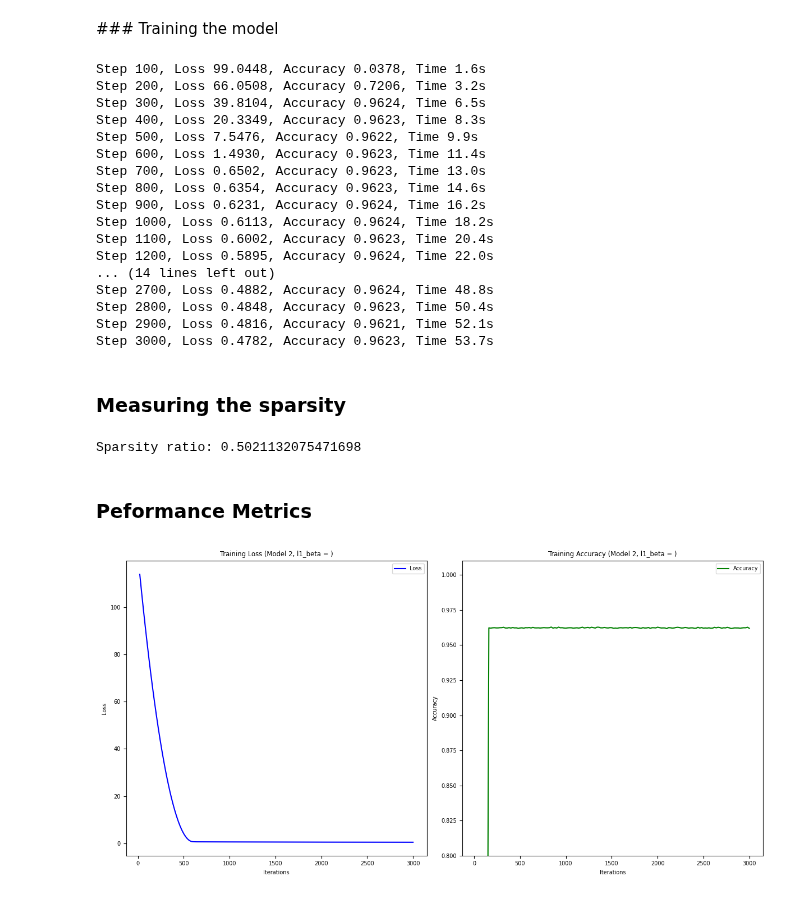
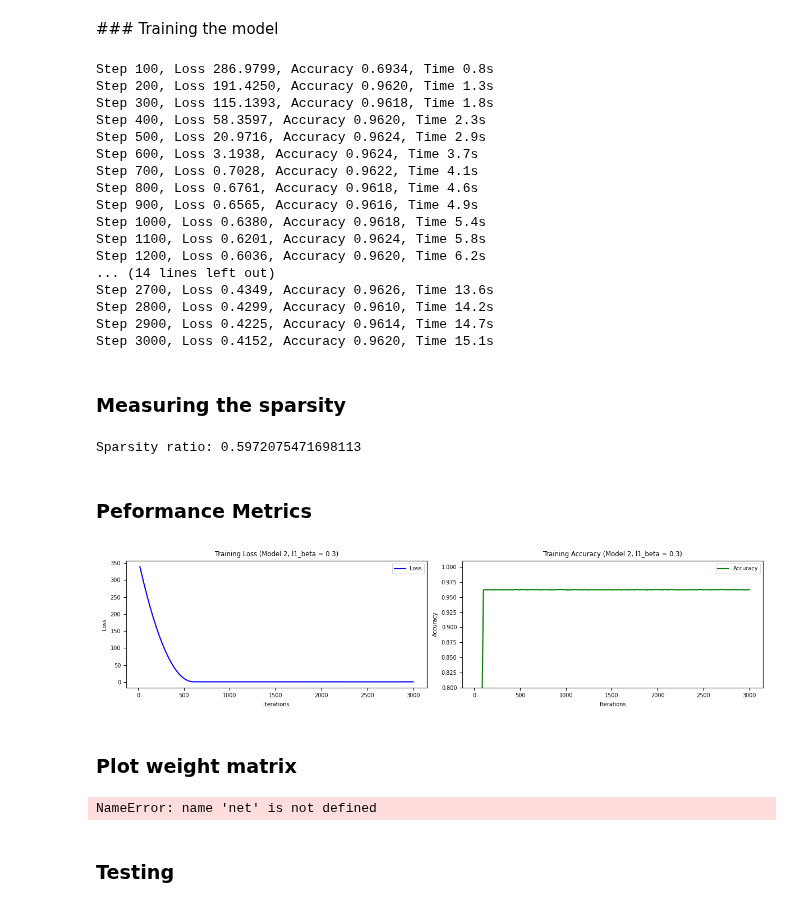
Before and after one commit to adampotton/Cognitive_AI_CW, a Jupyter notebook: Q2A_LSTM_BI_1.ipynb, the cells around one changed output. Cells and saved outputs as stored; diff of their text form; code cells hidden in the pictures.

```diff
--- a/Q2A_LSTM_BI_1.ipynb
+++ b/Q2A_LSTM_BI_1.ipynb
@@ -68,7 +90,7 @@ Target has shape (SeqLen, Batch) = (50, 32)
 # %%
 iter_steps = 3000 # Training loops
 report_freq = 100 # How often a report on is returned
-l1_beta = 0.1 # Sparsity control
+l1_beta = 0.3 # Sparsity control
 
 net = LSTMNet(input_size, config['hidden_size'], output_size, num_lstm_layers = 2) # Create an instance of the LSTM
 
@@ -93,10 +115,9 @@ def train_model(net, dataset, iter_steps, report_freq, l1_beta):
         output = output.view(-1, output_size)
         loss = criterion(output, labels)  # Calculate loss
 
-
         l1_reg = 0 # Initialise the L1 Regularisation term
-        for param in net.parameters(): # Extract all weight matrices from the network
-            if param.requires_grad: # ensure that regularisation is only applied to trainable parts of the model
+        for name, param in net.named_parameters():
+            if "weight" in name and param.requires_grad: # Ensure that regularisation is only applied to trainable parts of the model
                 l1_reg += torch.sum(torch.abs(param)) # Sum the matrices
         loss = criterion(output, labels) + l1_beta * l1_reg # Define new modified loss funciton
         loss.backward()
@@ -117,23 +138,23 @@ def train_model(net, dataset, iter_steps, report_freq, l1_beta):
 
 net, losses, accuracies = train_model(net, dataset, iter_steps, report_freq, l1_beta) # Call the training function
 # %% [output]
-Step 100, Loss 99.0448, Accuracy 0.0378, Time 1.6s
-Step 200, Loss 66.0508, Accuracy 0.7206, Time 3.2s
-Step 300, Loss 39.8104, Accuracy 0.9624, Time 6.5s
-Step 400, Loss 20.3349, Accuracy 0.9623, Time 8.3s
-Step 500, Loss 7.5476, Accuracy 0.9622, Time 9.9s
-Step 600, Loss 1.4930, Accuracy 0.9623, Time 11.4s
-Step 700, Loss 0.6502, Accuracy 0.9623, Time 13.0s
-Step 800, Loss 0.6354, Accuracy 0.9623, Time 14.6s
-Step 900, Loss 0.6231, Accuracy 0.9624, Time 16.2s
-Step 1000, Loss 0.6113, Accuracy 0.9624, Time 18.2s
-Step 1100, Loss 0.6002, Accuracy 0.9623, Time 20.4s
-Step 1200, Loss 0.5895, Accuracy 0.9624, Time 22.0s
+Step 100, Loss 286.9799, Accuracy 0.6934, Time 0.8s
+Step 200, Loss 191.4250, Accuracy 0.9620, Time 1.3s
+Step 300, Loss 115.1393, Accuracy 0.9618, Time 1.8s
+Step 400, Loss 58.3597, Accuracy 0.9620, Time 2.3s
+Step 500, Loss 20.9716, Accuracy 0.9624, Time 2.9s
+Step 600, Loss 3.1938, Accuracy 0.9624, Time 3.7s
+Step 700, Loss 0.7028, Accuracy 0.9622, Time 4.1s
+Step 800, Loss 0.6761, Accuracy 0.9618, Time 4.6s
+Step 900, Loss 0.6565, Accuracy 0.9616, Time 4.9s
+Step 1000, Loss 0.6380, Accuracy 0.9618, Time 5.4s
+Step 1100, Loss 0.6201, Accuracy 0.9624, Time 5.8s
+Step 1200, Loss 0.6036, Accuracy 0.9620, Time 6.2s
 ... (14 lines left out)
-Step 2700, Loss 0.4882, Accuracy 0.9624, Time 48.8s
-Step 2800, Loss 0.4848, Accuracy 0.9623, Time 50.4s
-Step 2900, Loss 0.4816, Accuracy 0.9621, Time 52.1s
-Step 3000, Loss 0.4782, Accuracy 0.9623, Time 53.7s
+Step 2700, Loss 0.4349, Accuracy 0.9626, Time 13.6s
+Step 2800, Loss 0.4299, Accuracy 0.9610, Time 14.2s
+Step 2900, Loss 0.4225, Accuracy 0.9614, Time 14.7s
+Step 3000, Loss 0.4152, Accuracy 0.9620, Time 15.1s
 # %% [markdown]
 ### Measuring the sparsity
 # %%
@@ -142,12 +163,12 @@ total_params = 0
 for param in net.parameters():
     if param.requires_grad:
         total_params += param.numel()
-        sparsity += torch.sum(param <= 0.0000001).item()
+        sparsity += torch.sum(param <= 0.00001).item()
 
 sparsity_ratio = sparsity / total_params
 print('Sparsity ratio:', sparsity_ratio)
 # %% [output]
-Sparsity ratio: 0.5021132075471698
+Sparsity ratio: 0.5972075471698113
 # %% [markdown]
 ### Peformance Metrics
 # %%
@@ -155,35 +176,64 @@ avg_losses = []
 avg_accuracies = []
 report_freq = 20
 for i in range(report_freq - 1, len(losses), report_freq):
     avg_losses.append(sum(losses[i-report_freq+1:i+1]) / report_freq)
     avg_accuracies.append(sum(accuracies[i-report_freq+1:i+1]) / report_freq)
 
 iterations = range(report_freq, len(losses) + 1, report_freq)
 
 import matplotlib.pyplot as plt
 plt.rcParams['font.family'] = 'sans-serif'
 plt.rcParams['font.sans-serif'] = ['DejaVu Sans']
 
 # Plot Loss
-plt.figure(figsize=(12, 6))
+plt.figure(figsize=(12, 3))
 plt.subplot(1, 2, 1)
 plt.plot(iterations, avg_losses, label='Loss', color='blue')
 plt.xlabel('Iterations')
 plt.ylabel('Loss')
-plt.title('Training Loss (Model 2, l1_beta = )')
+plt.title('Training Loss (Model 2, l1_beta = 0.3)')
 plt.legend()
 
 # Plot Accuracy
 plt.subplot(1, 2, 2)
 plt.plot(iterations, avg_accuracies, label='Accuracy', color='green')
 plt.xlabel('Iterations')
 plt.ylabel('Accuracy')
 plt.ylim(0.8, 1.01)
-plt.title('Training Accuracy (Model 2, l1_beta = )')
+plt.title('Training Accuracy (Model 2, l1_beta = 0.3)')
 plt.legend()
 
 plt.tight_layout()
 plt.show()
 # %% [output]
-[figure, old version]
+[figure, new version]
+# %% [markdown]
+### Plot weight matrix
+# %%
+
+
+weight_name = 'weight_hh_l1'  # Replace with the desired weight matrix name
+
+W = getattr(net.lstm, weight_name).detach().numpy()
+wlim = np.max(np.abs(W))
+print(f'Max weight value in {weight_name}: {wlim}')
+
+W_min = np.min(W)
+W_max = np.max(W)
+W = 2 * (W - W_min) / (W_max - W_min) - 1
+wlim = np.max(np.abs(W))
+
+plt.figure(figsize=(3, 4))
+plt.imshow(W, cmap='bwr_r',vmin=-wlim, vmax=wlim, aspect='auto')  # 'aspect=auto' ensures good scaling
+plt.colorbar()
+plt.xlabel('From neurons')
+plt.ylabel('To neurons')
+plt.title(f'Model 2 Weight Matrix: {weight_name}')
+
+plt.tight_layout()
+plt.show()
+# %% [output]
+NameError: name 'net' is not defined
+# %% [markdown]
+### Testing
 # %%
```
Also changed, not shown: parts of 6 cells of this notebook.
